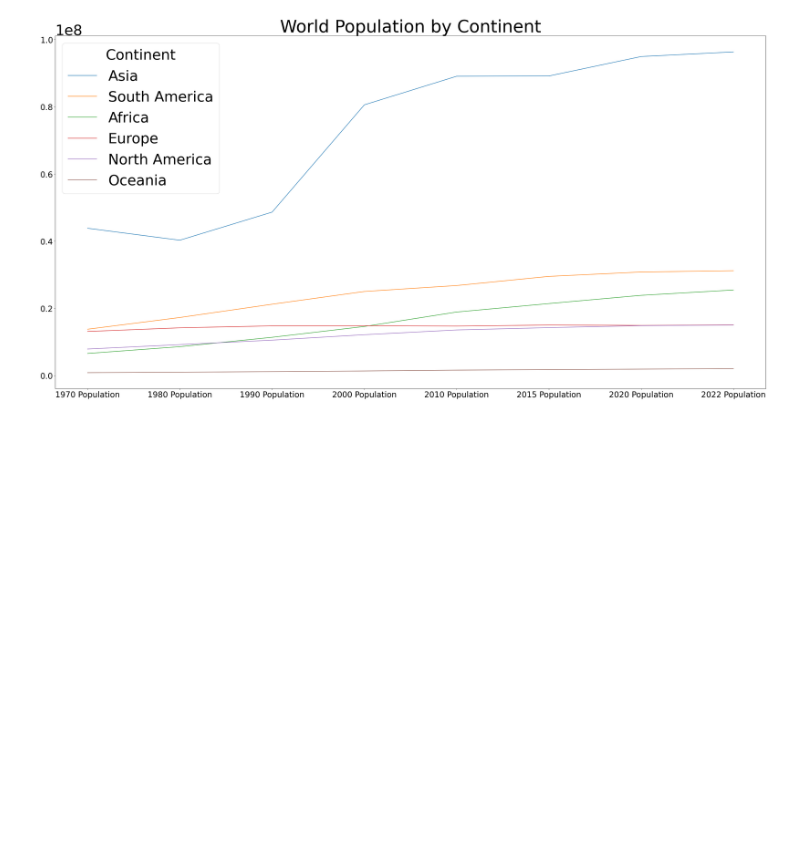
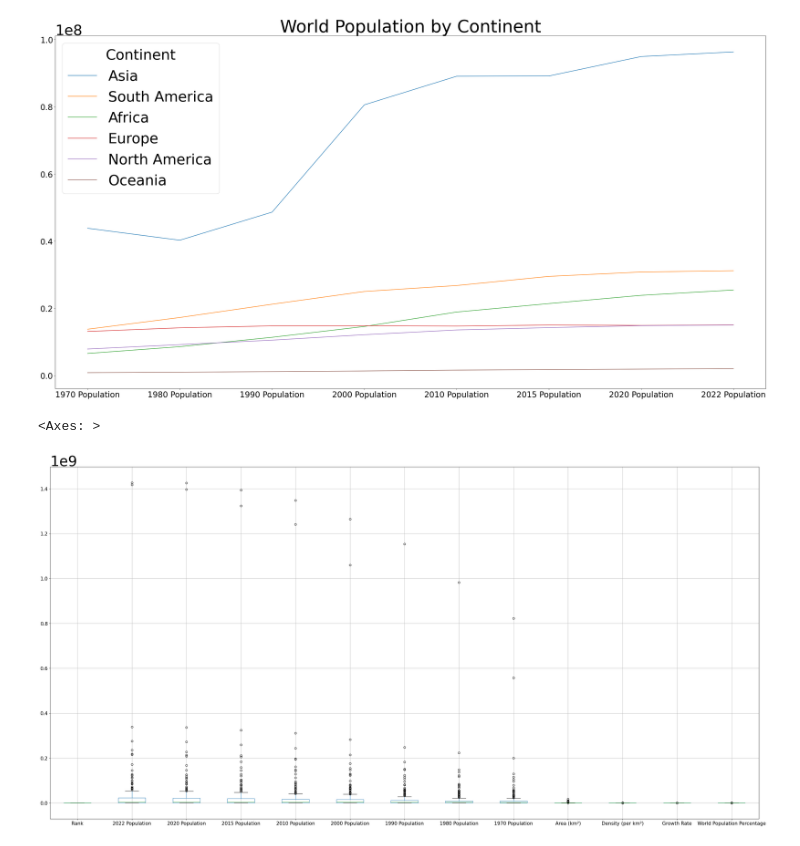
Before and after one commit to LordVarian/Python, a Jupyter notebook: Pandas/exploratory_data_analysis.ipynb, the cells around one changed output. Cells and saved outputs as stored; diff of their text form; code cells hidden in the pictures; blank space fills up the shorter version.

```diff
--- a/Pandas/exploratory_data_analysis.ipynb
+++ b/Pandas/exploratory_data_analysis.ipynb
@@ -186,3 +186,8 @@ df3.plot(fontsize = 25, title = "World Population by Continent")
 # %% [output]
 <Axes: title={'center': 'World Population by Continent'}>
 [figure]
+# %%
+df.boxplot(fontsize = 15)
+# %% [output]
+<Axes: >
+[figure, added]
```
Also changed, not shown: parts of 2 cells of this notebook.
